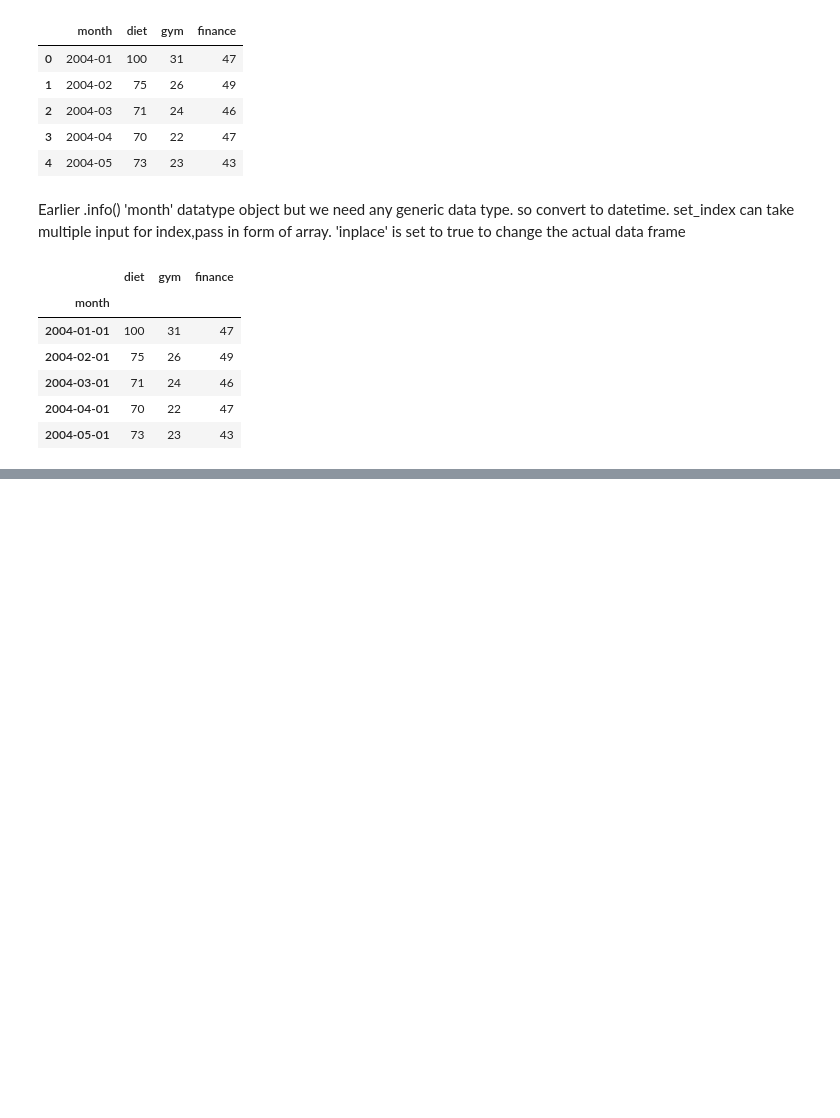
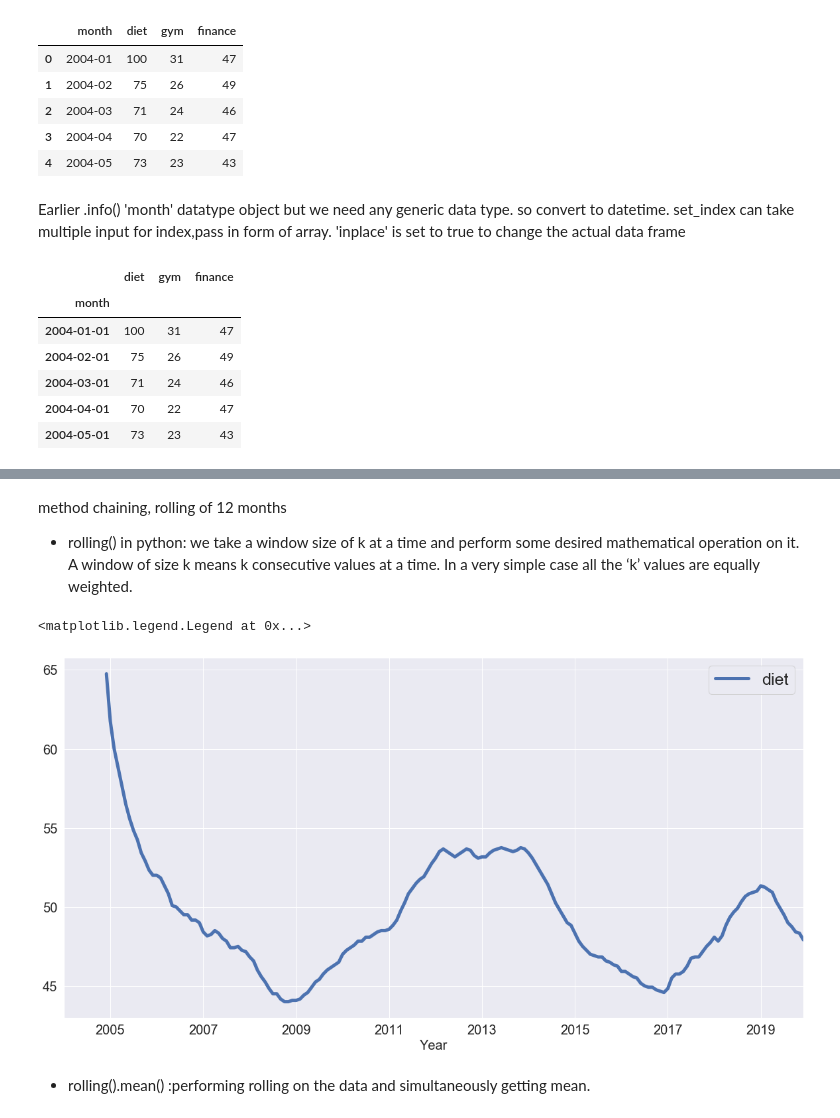
Before and after one commit to pillaiharish/Exercise, a Jupyter notebook: datacamp/timeseriesanalysis/timeseries_datacamp1.ipynb, the cells around one changed output, grey strips where cells are left out. Drawn from its saved outputs; the diff is of its cells as text; code cells hidden in the pictures; blank space fills up the shorter version.

```diff
--- a/datacamp/timeseriesanalysis/timeseries_datacamp1.ipynb
+++ b/datacamp/timeseriesanalysis/timeseries_datacamp1.ipynb
@@ -77,0 +156,14 @@ df.head()
+# %% [markdown]
+method chaining, rolling of 12 months
+
+- rolling() in python: we take a window size of k at a time and perform some desired mathematical operation on it. A window of size k means k consecutive values at a time. In a very simple case all the ‘k’ values are equally weighted.
+# %%
+diet=df[['diet']]
+diet.rolling(12).mean().plot(figsize=(20,10),linewidth=5,fontsize=20)
+plt.xlabel('Year',fontsize=20)
+plt.legend(prop={'size':25})
+# %% [output]
+<matplotlib.legend.Legend at 0x...>
+[figure, added]
+# %% [markdown]
+- rolling().mean() :performing rolling on the data and simultaneously getting mean.
```
Also changed, not shown: parts of 33 cells of this notebook.
